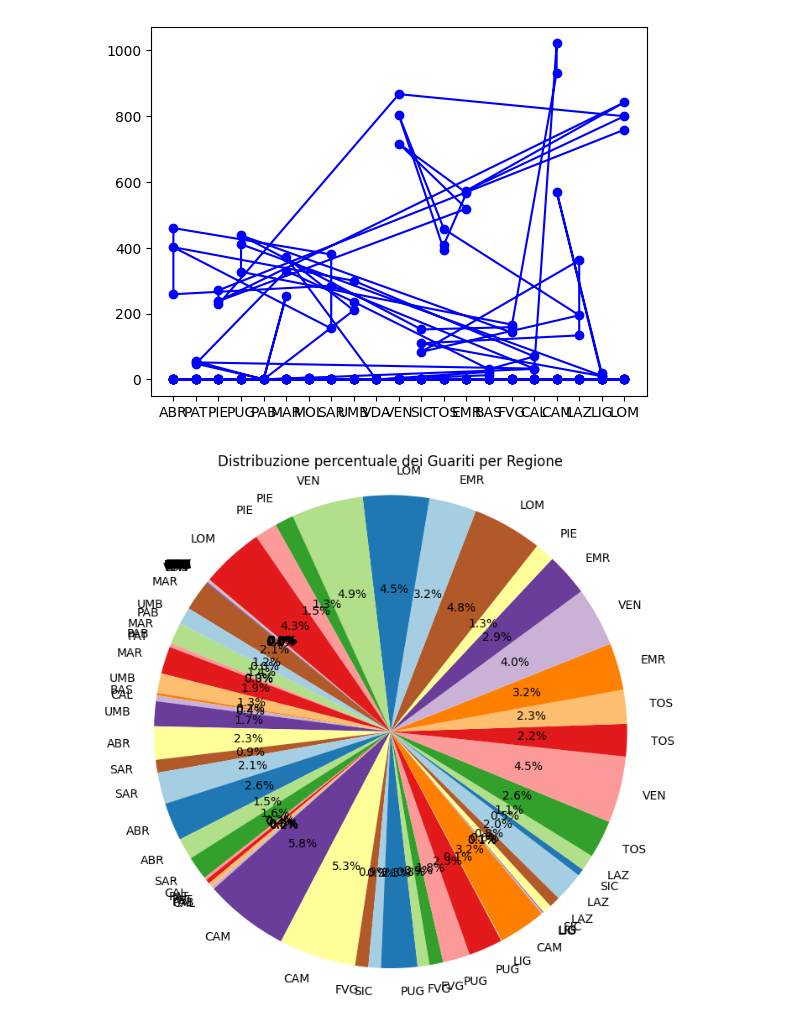
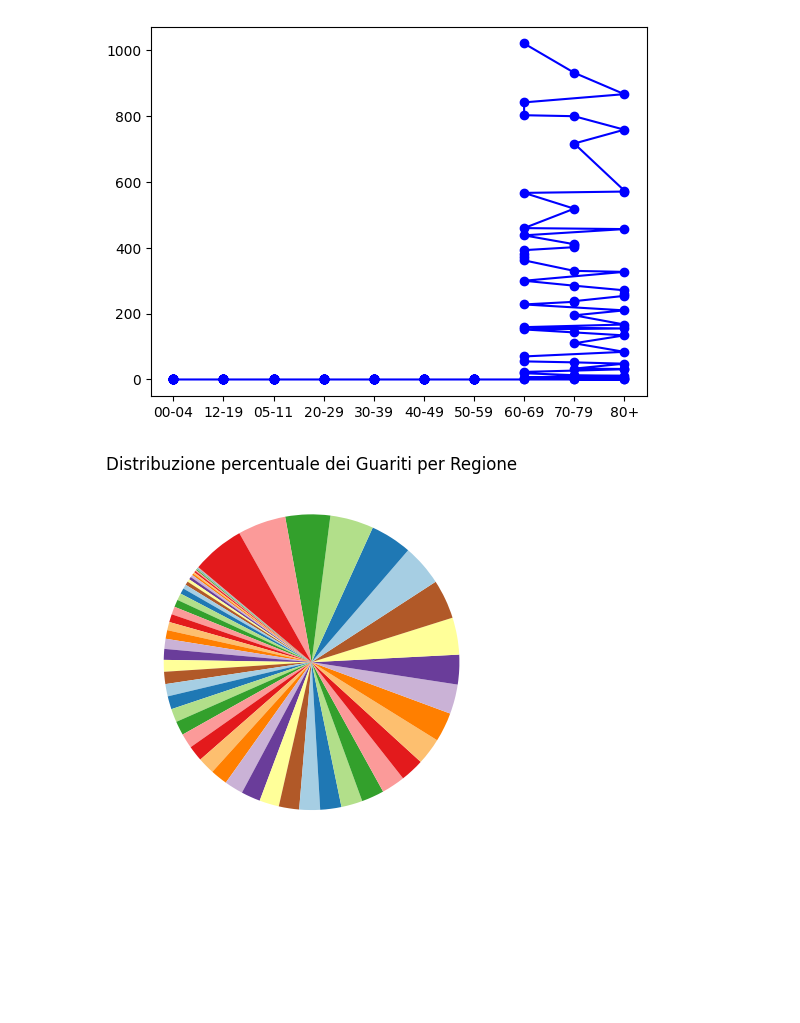
Before and after one commit to francesca-97/Jupyter, a Jupyter notebook: eserc 07-02-25.ipynb, the cells around one changed output. Drawn from its saved outputs; the diff is of its cells as text; code cells hidden in the pictures; blank space fills up the shorter version.

```diff
--- a/eserc 07-02-25.ipynb
+++ b/eserc 07-02-25.ipynb
@@ -14,7 +5,7 @@ from matplotlib import pyplot as plt
 # %%
 df = pd.read_csv("copertura-vaccinale.csv", sep=",")
 # %%
-df = df.loc [:, ["area", "nome_area", "fascia_anagrafica", "guariti", "vaccinati"]]
+df = df.loc [:, [ "fascia_anagrafica", "guariti", "vaccinati"]]
 # %%
-df = df.sort_values(by="vaccinati")
+df = df.sort_values(by="guariti")
 # %%
@@ -25,13 +16,12 @@ plt.show()
 # %%
-plt.plot(df["area"], df["guariti"], marker="o", linestyle="-", color="b", label="Guariti")
+plt.plot(df["fascia_anagrafica"],df["guariti"],marker="o", color="b")
 plt.show()
 # %% [output]
-[figure, old version]
+[figure, new version]
 # %%
-plt.figure(figsize=(8, 8))
-plt.pie(df["guariti"], labels=df["area"], autopct="%1.1f%%", startangle=140, colors=plt.cm.Paired.colors)
+
+plt.pie(df["guariti"], startangle=140, colors=plt.cm.Paired.colors)
 plt.title("Distribuzione percentuale dei Guariti per Regione")
-plt.axis("equal")  # Per rendere il grafico una torta perfetta
 plt.show()
 # %% [output]
-[figure, old version]
+[figure, new version]
```
Also changed, not shown: parts of 2 cells of this notebook, 3 other files.
